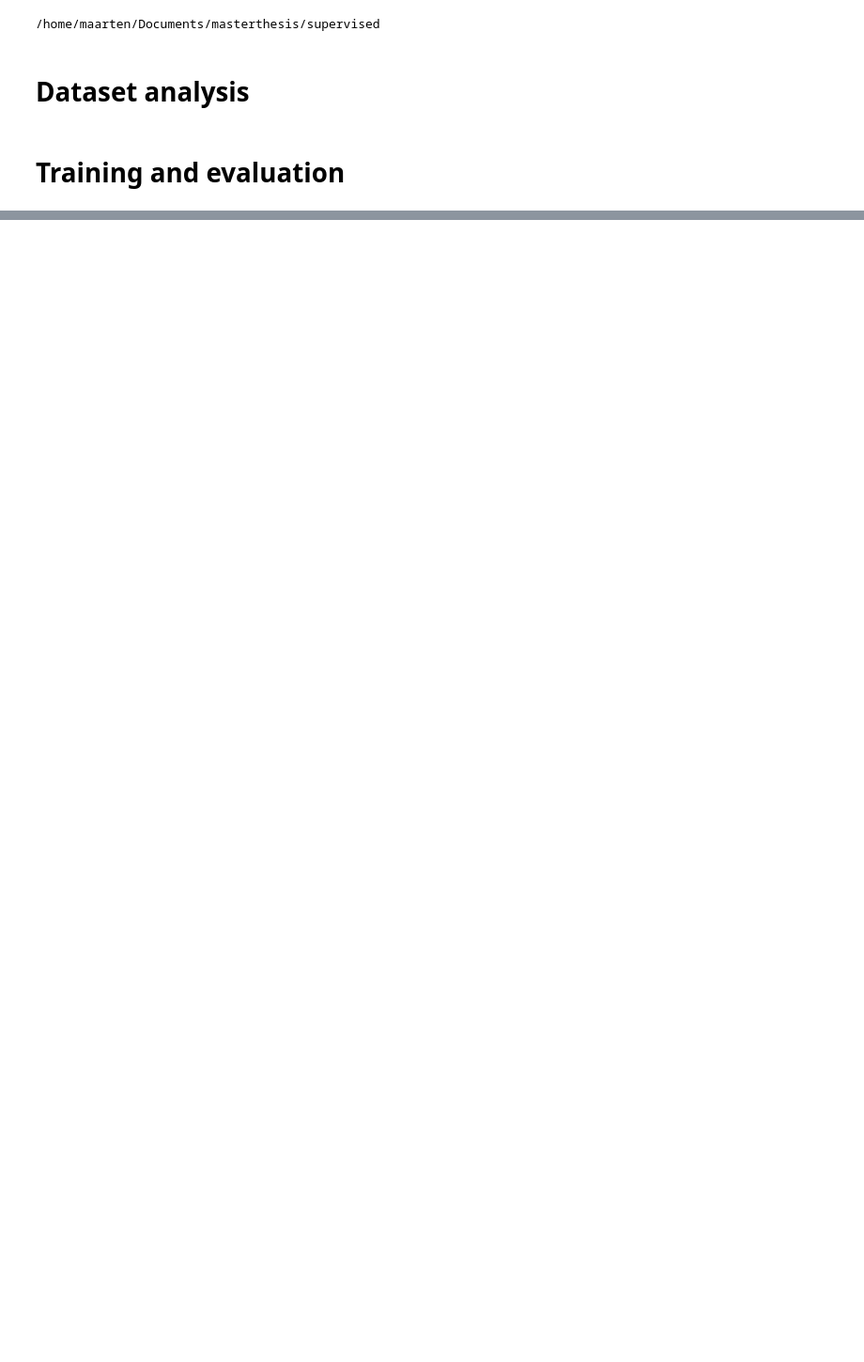
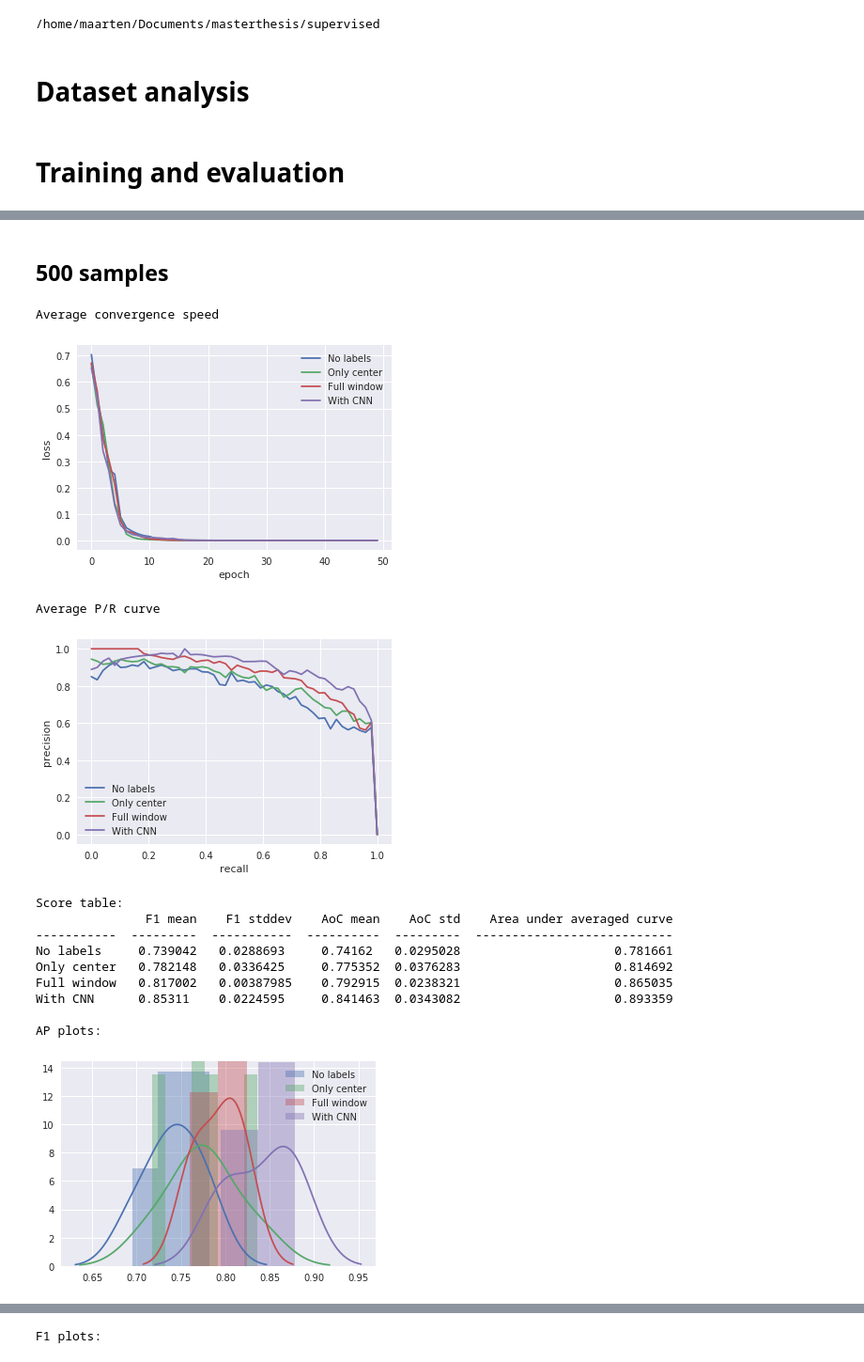
Before and after one commit to maarten990/masterthesis, a Jupyter notebook: experiments.ipynb, the cells around one changed output, grey strips where cells are left out. Shown: that part at 94% size. Saved outputs shown, nothing was run; the diff lists cells and outputs as text; code cells hidden in the pictures; blank space fills up the shorter version.

```diff
--- a/experiments.ipynb
+++ b/experiments.ipynb
@@ -277,0 +106,41 @@ print(evaluate.evaluate_bow(svm, vectorizer, bow_test))
+# %% [markdown]
+## 500 samples
+# %%
+params = train.CNNParams(
+    embed_size=300,
+    dropout=0.0,
+    epochs=50,
+    filters=[(33, 3), (34, 5), (33, 7)],
+    num_layers=1
+)
+
+optim_fn = lambda p: torch.optim.Adadelta(p, weight_decay=1e-3)
+
+no_labels = evaluate.cross_val(5, lambda r: models.NoClusterLabels(r, params.dropout),
+                                 optim_fn, only_idx_dataset.split((250, 250)), params)
+only_center = evaluate.cross_val(5, lambda r: models.CategoricalClusterLabelsOnlyCenter(r, num_clusters, params.dropout),
+                                 optim_fn, only_center_dataset.split((250, 250)), params)
+full_window = evaluate.cross_val(5, lambda r: models.CategoricalClusterLabels(r, num_clusters, window_size, params.dropout),
+                                 optim_fn, full_window_dataset.split((250, 250)), params)
+with_cnn = evaluate.cross_val(5, lambda r: models.ClusterLabelsCNN(r, num_clusters, params.dropout),
+                              optim_fn, only_idx_dataset.split((250, 250)), params)
+# %%
+evaluate.analyze({'No labels': no_labels,
+                  'Only center': only_center,
+                  'Full window': full_window,
+                  'With CNN': with_cnn})
+# %% [output]
+Average convergence speed
+[figure, added]
+Average P/R curve
+[figure, added]
+Score table:
+               F1 mean    F1 stddev    AoC mean    AoC std    Area under averaged curve
+-----------  ---------  -----------  ----------  ---------  ---------------------------
+No labels     0.739042   0.0288693     0.74162   0.0295028                     0.781661
+Only center   0.782148   0.0336425     0.775352  0.0376283                     0.814692
+Full window   0.817002   0.00387985    0.792915  0.0238321                     0.865035
+With CNN      0.85311    0.0224595     0.841463  0.0343082                     0.893359
+
+AP plots:
+[figure, added]
@@ -277,0 +148 @@ print(evaluate.evaluate_bow(svm, vectorizer, bow_test))
+F1 plots:
```
Also changed, not shown: parts of 20 cells of this notebook, 4 other files.
